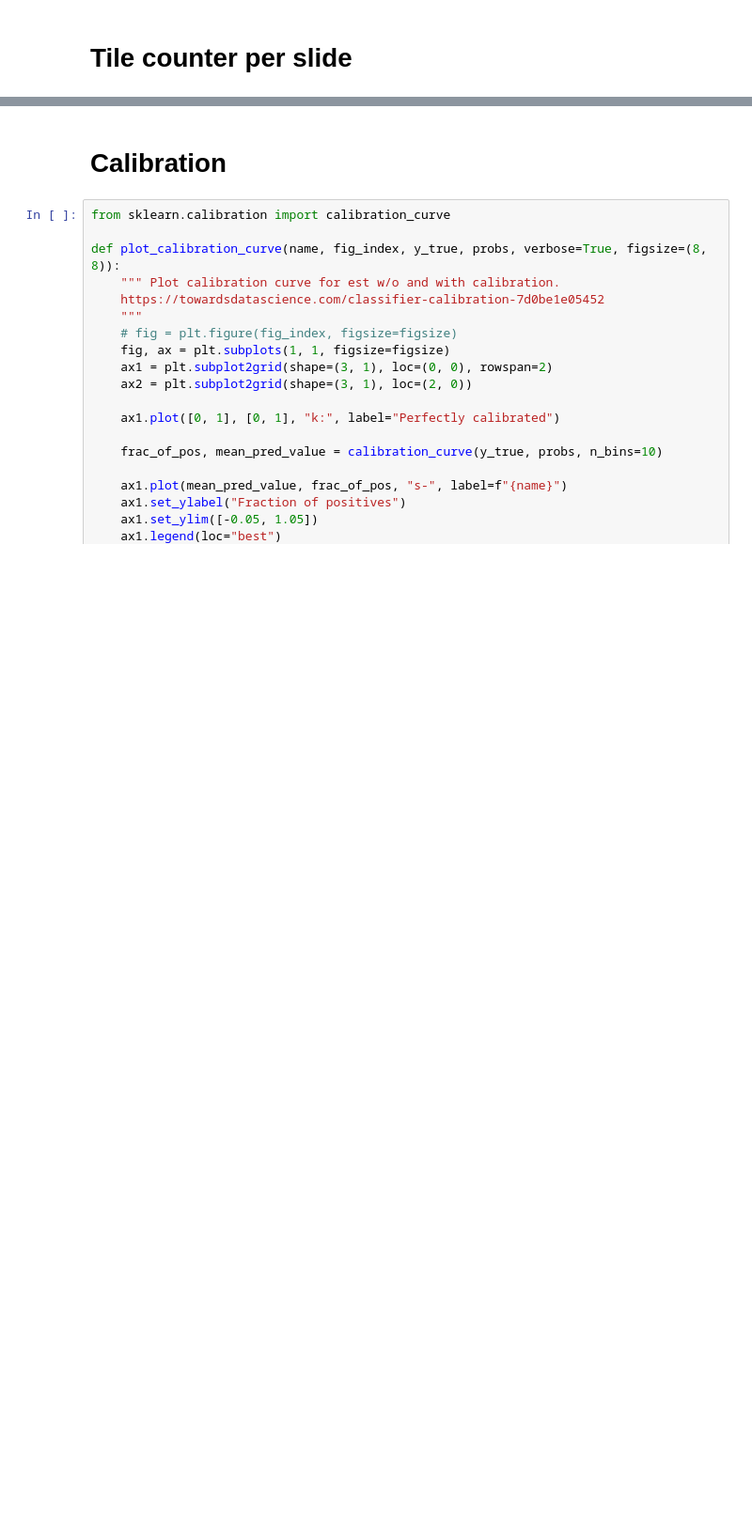
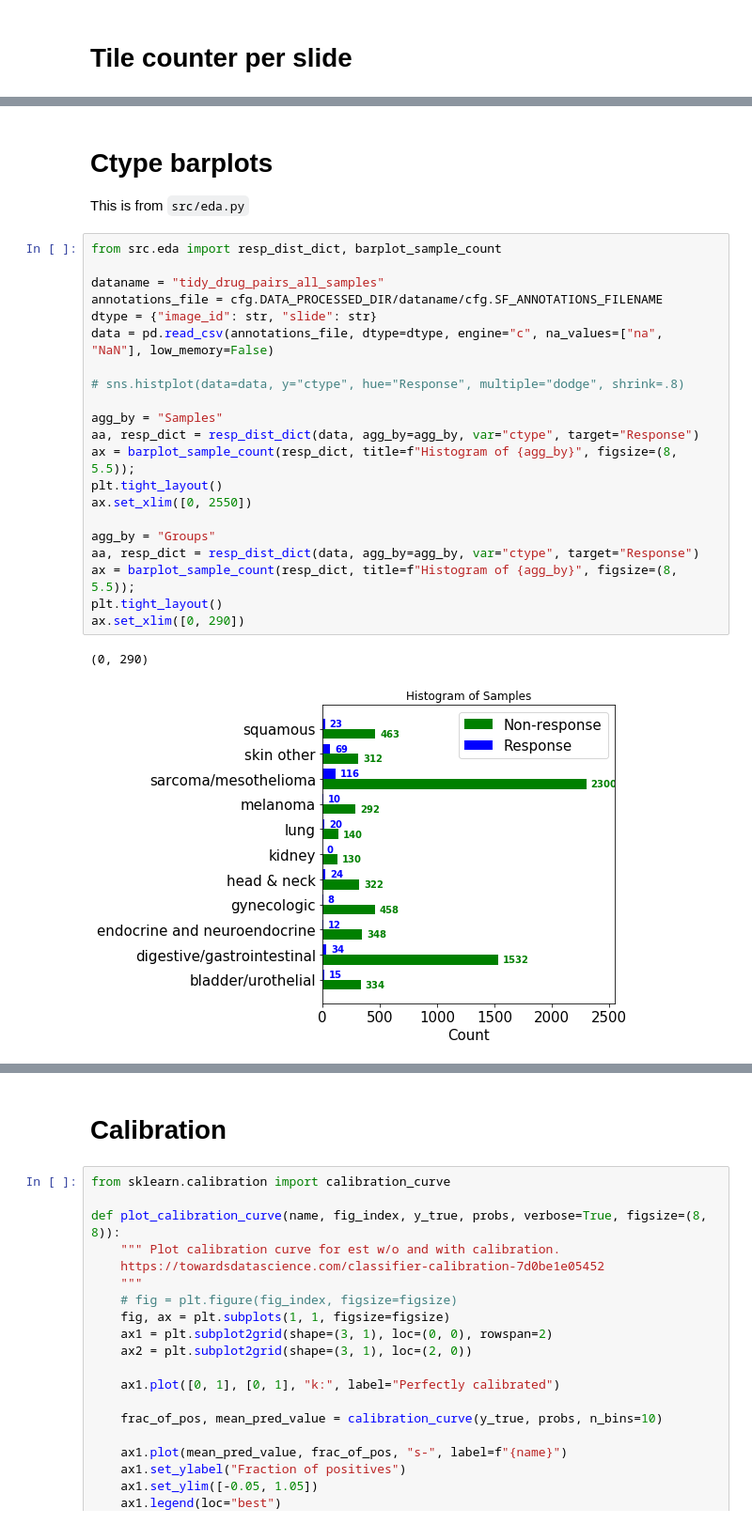
Before and after one commit to adpartin/pdx-histo, a Jupyter notebook: nbs/post-processing.ipynb, the cells around one changed output, grey strips where cells are left out. Shown: that part at 94% size. Saved outputs shown, nothing was run; the diff lists cells and outputs as text; blank space fills up the shorter version.

```diff
--- a/nbs/post-processing.ipynb
+++ b/nbs/post-processing.ipynb
@@ -71,3 +78,31 @@ Tiles       0.053163
 Samples     0.047544
 Groups      0.043796
 dtype: float64
+# %% [markdown]
+# Ctype barplots
+
+This is from `src/eda.py`
+# %%
+from src.eda import resp_dist_dict, barplot_sample_count
+
+dataname = "tidy_drug_pairs_all_samples"
+annotations_file = cfg.DATA_PROCESSED_DIR/dataname/cfg.SF_ANNOTATIONS_FILENAME
+dtype = {"image_id": str, "slide": str}
+data = pd.read_csv(annotations_file, dtype=dtype, engine="c", na_values=["na", "NaN"], low_memory=False)
+
+# sns.histplot(data=data, y="ctype", hue="Response", multiple="dodge", shrink=.8)
+
+agg_by = "Samples"
+aa, resp_dict = resp_dist_dict(data, agg_by=agg_by, var="ctype", target="Response")
+ax = barplot_sample_count(resp_dict, title=f"Histogram of {agg_by}", figsize=(8, 5.5));
+plt.tight_layout()
+ax.set_xlim([0, 2550])
+
+agg_by = "Groups"
+aa, resp_dict = resp_dist_dict(data, agg_by=agg_by, var="ctype", target="Response")
+ax = barplot_sample_count(resp_dict, title=f"Histogram of {agg_by}", figsize=(8, 5.5));
+plt.tight_layout()
+ax.set_xlim([0, 290])
+# %% [output]
+(0, 290)
+[figure, added]
```
Also changed, not shown: parts of 47 cells of this notebook, 6 other files.
